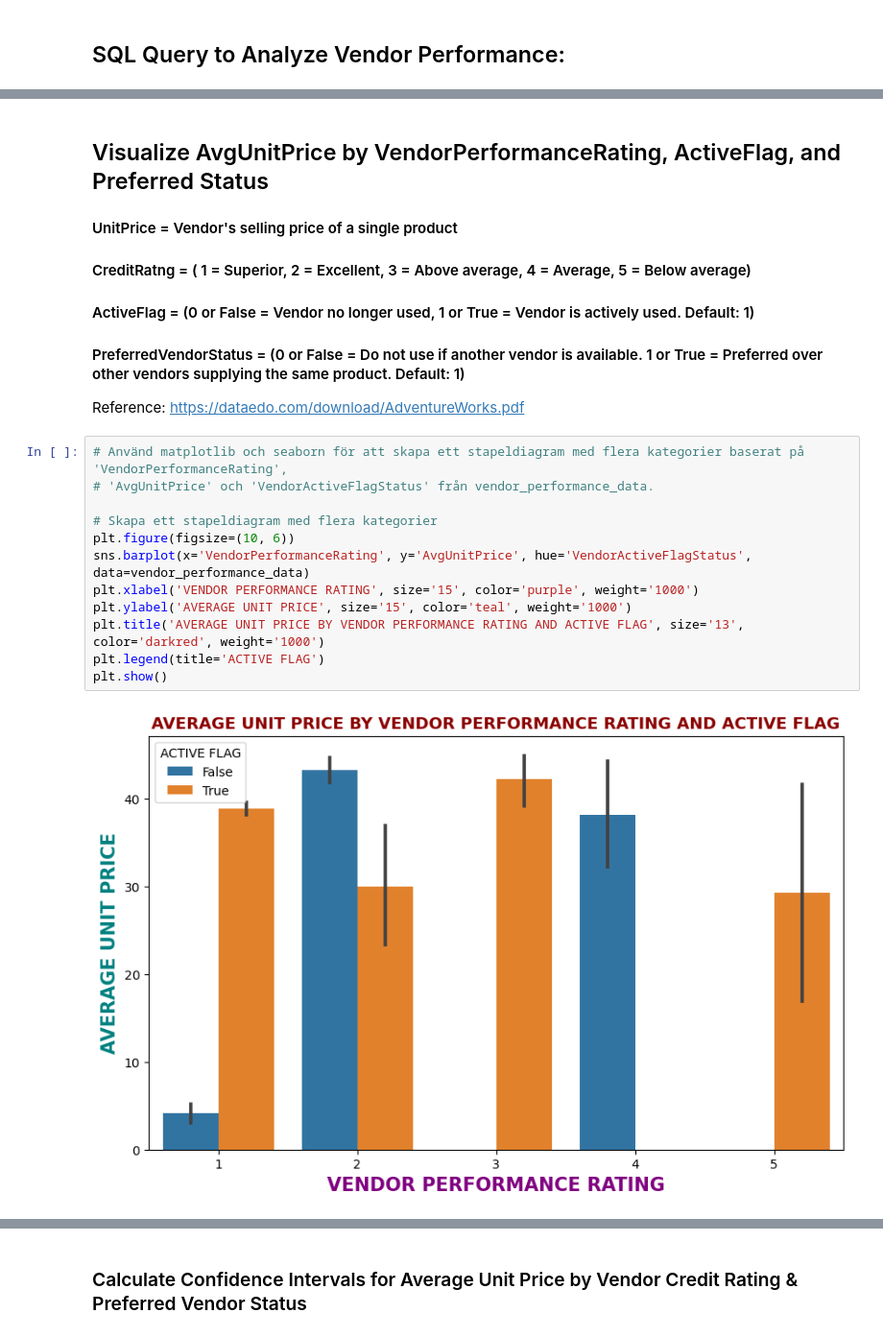
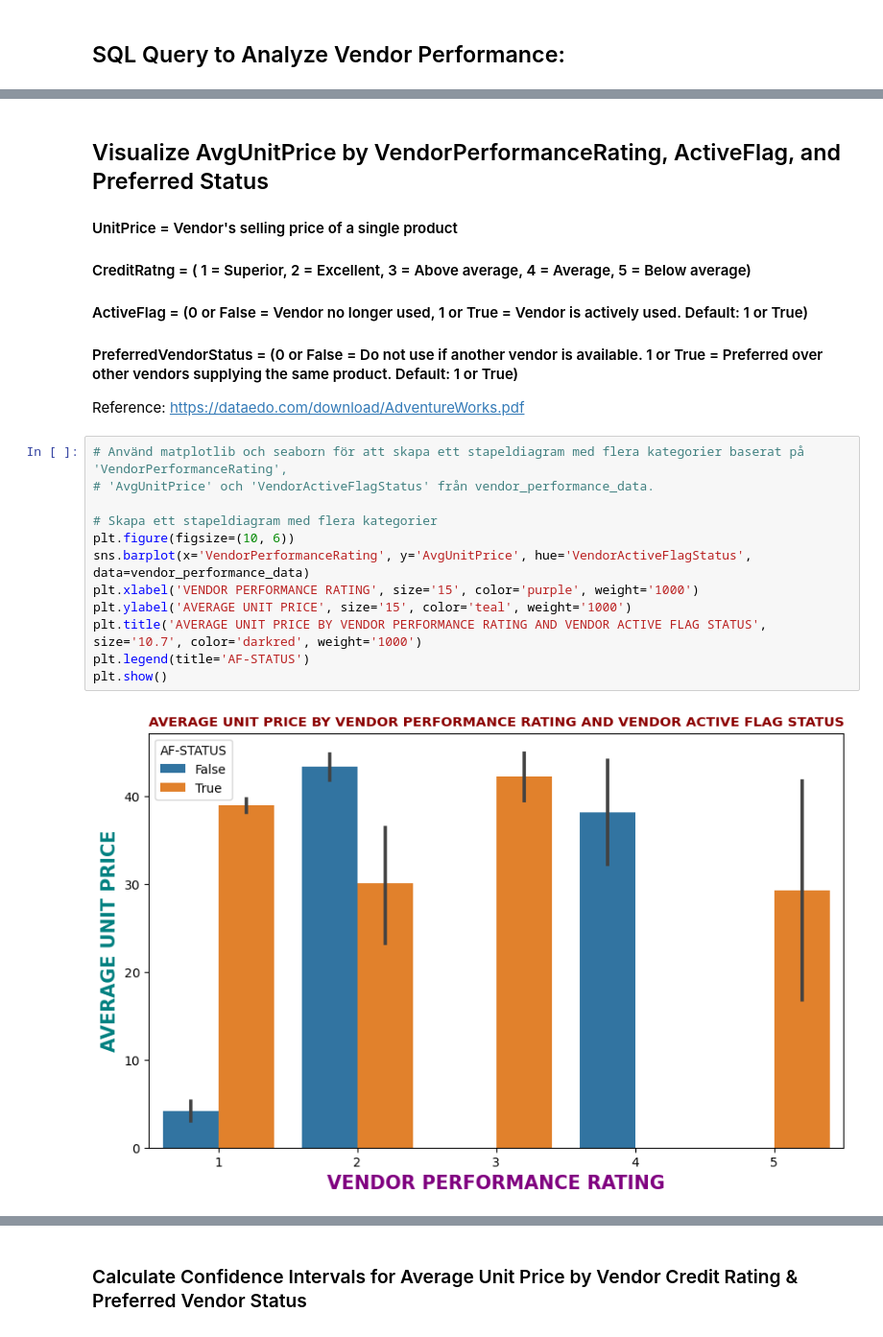
Before and after one commit to girlierazon84/SQL_Kunskapskontroll_AdventureWorks2022, a Jupyter notebook: Kunskapskontroll_SQL_AdventureWorks2022_Database.ipynb, the cells around one changed output, grey strips where cells are left out. Shown at 96% size. Saved outputs shown, nothing was run; the diff lists cells and outputs as text.

```diff
--- a/Kunskapskontroll_SQL_AdventureWorks2022_Database.ipynb
+++ b/Kunskapskontroll_SQL_AdventureWorks2022_Database.ipynb
@@ -93,21 +92,21 @@ display(vendor_performance_data)
 ## Visualize AvgUnitPrice by VendorPerformanceRating, ActiveFlag, and Preferred Status
 #### UnitPrice = Vendor's selling price of a single product
 #### CreditRatng = ( 1 = Superior, 2 = Excellent, 3 = Above average, 4 = Average, 5 = Below average)
-#### ActiveFlag = (0 or False = Vendor no longer used,  1 or True = Vendor is actively used. Default: 1)
-#### PreferredVendorStatus = (0 or False = Do not use if another vendor is available. 1 or True = Preferred over other vendors supplying the same product. Default: 1)
+#### ActiveFlag = (0 or False = Vendor no longer used,  1 or True = Vendor is actively used. Default: 1 or True)
+#### PreferredVendorStatus = (0 or False = Do not use if another vendor is available. 1 or True = Preferred over other vendors supplying the same product. Default: 1 or True)
 
 Reference: https://dataedo.com/download/AdventureWorks.pdf
 # %%
 # Använd matplotlib och seaborn för att skapa ett stapeldiagram med flera kategorier baserat på 'VendorPerformanceRating',
 # 'AvgUnitPrice' och 'VendorActiveFlagStatus' från vendor_performance_data.
 
 # Skapa ett stapeldiagram med flera kategorier
 plt.figure(figsize=(10, 6))
 sns.barplot(x='VendorPerformanceRating', y='AvgUnitPrice', hue='VendorActiveFlagStatus', data=vendor_performance_data)
 plt.xlabel('VENDOR PERFORMANCE RATING', size='15', color='purple', weight='1000')
 plt.ylabel('AVERAGE UNIT PRICE', size='15', color='teal', weight='1000')
-plt.title('AVERAGE UNIT PRICE BY VENDOR PERFORMANCE RATING AND ACTIVE FLAG', size='13', color='darkred', weight='1000')
-plt.legend(title='ACTIVE FLAG')
+plt.title('AVERAGE UNIT PRICE BY VENDOR PERFORMANCE RATING AND VENDOR ACTIVE FLAG STATUS', size='10.7', color='darkred', weight='1000')
+plt.legend(title='AF-STATUS')
 plt.show()
 # %% [output]
-[figure, old version]
+[figure, new version]
```
Also changed, not shown: parts of 6 cells of this notebook.
